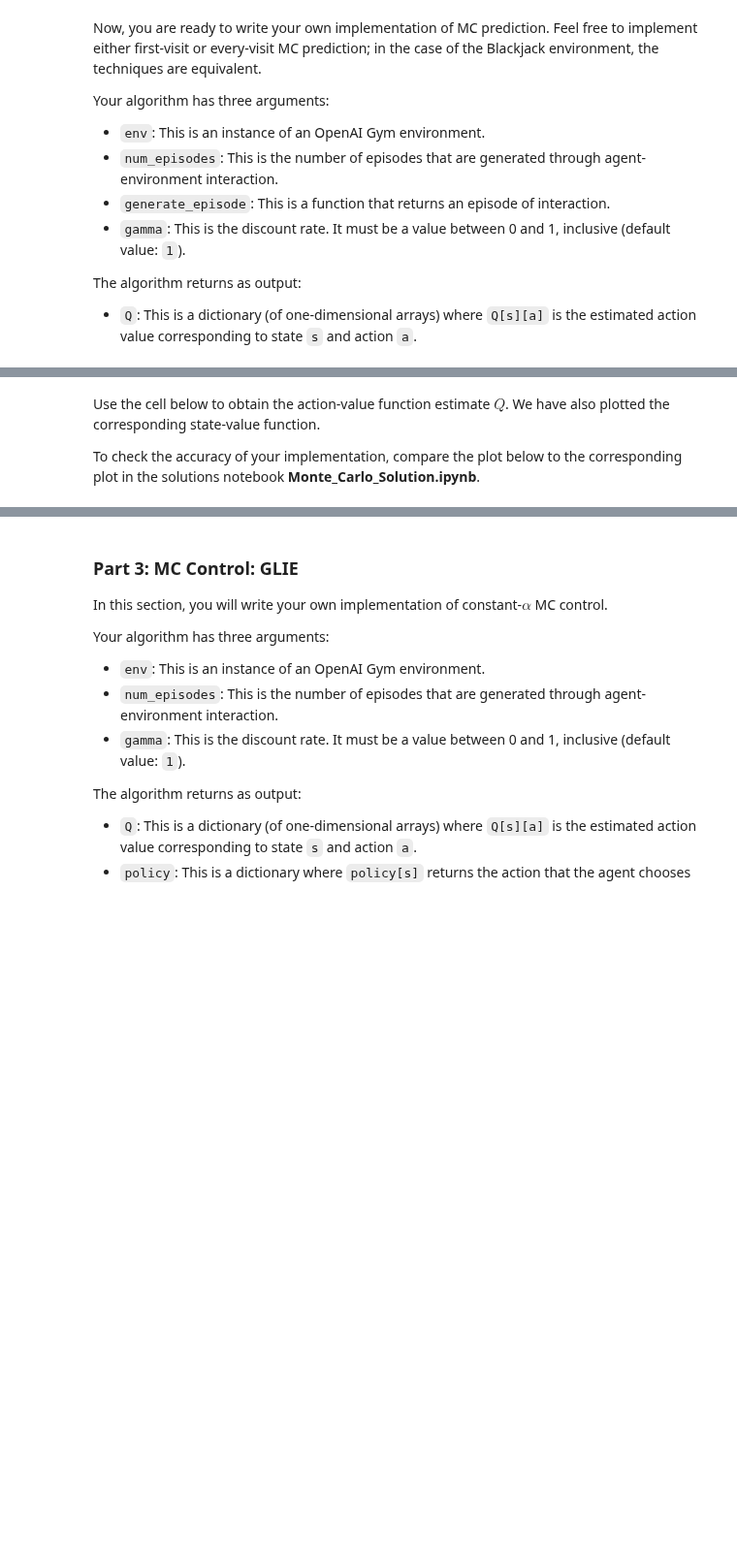
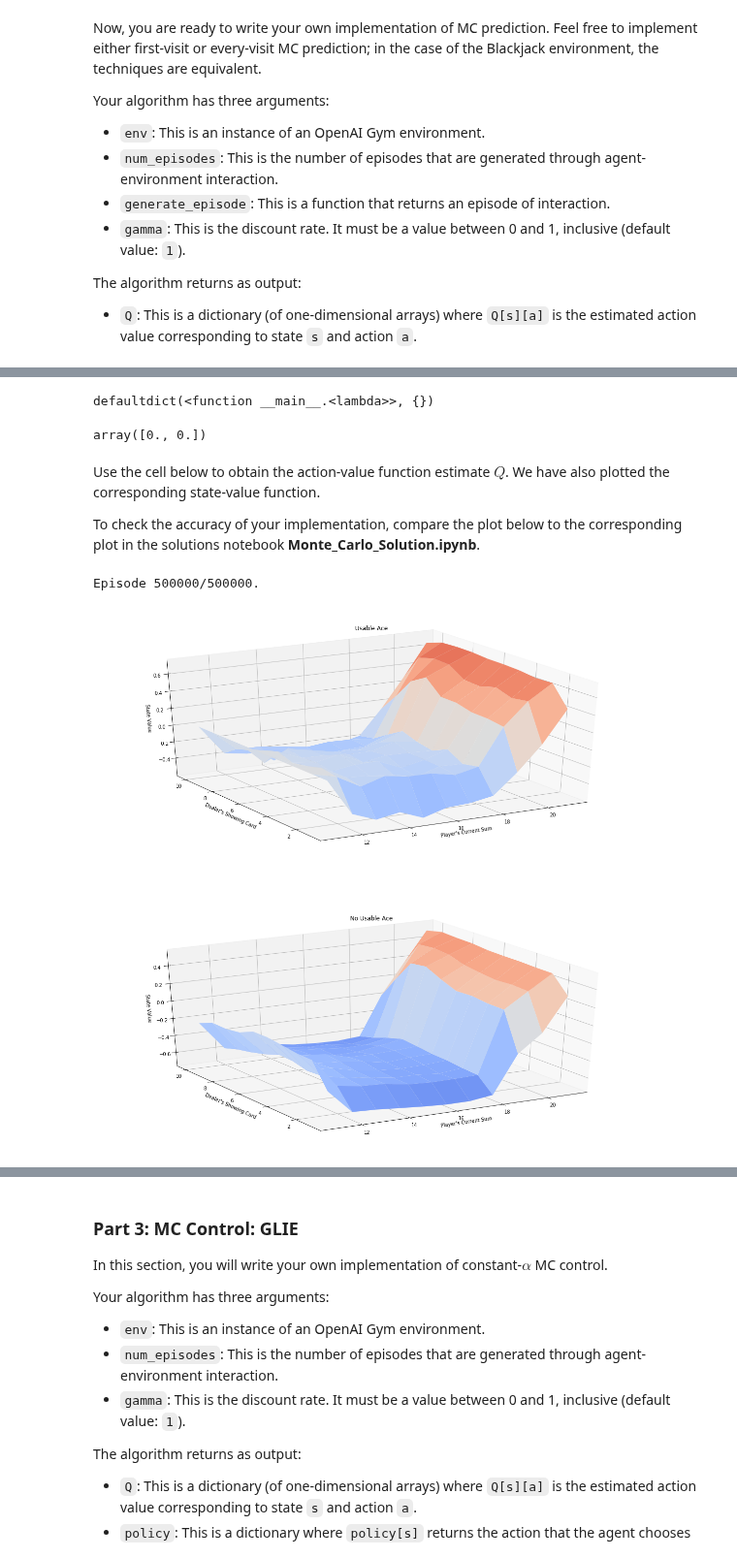
Before and after one commit to wexpect/udacity_deep_learning_foundation_nanodegress_program, a Jupyter notebook: part_6_deep_reinforcement_learning/lesson_5_monte_carlo_methods/Monte_Carlo.ipynb, the cells around one changed output, grey strips where cells are left out. Shown at 97% size. Saved outputs shown, nothing was run; the diff lists cells and outputs as text; code cells hidden in the pictures; blank space fills up the shorter version.

```diff
--- a/part_6_deep_reinforcement_learning/lesson_5_monte_carlo_methods/Monte_Carlo.ipynb
+++ b/part_6_deep_reinforcement_learning/lesson_5_monte_carlo_methods/Monte_Carlo.ipynb
@@ -280,0 +340,4 @@ The algorithm returns as output:
+# %%
+a = dict()
+a = [{'k1': 'v1'}, {'k2': 'v2'}]
+a
@@ -281,3 +351,14 @@ The algorithm returns as output:
+# %%
+N = defaultdict(lambda: np.zeros(env.action_space.n))
+N
+# %% [output]
+defaultdict(<function __main__.<lambda>>, {})
+# %%
+N[0]
+# %% [output]
+array([0., 0.])
+# %%
+N[0][0] += 1
 # %%
 def mc_prediction_q(env, num_episodes, generate_episode, gamma=1.0):
     # initialize empty dictionaries of arrays
@@ -292,7 +373,18 @@ def mc_prediction_q(env, num_episodes, generate_episode, gamma=1.0):
             sys.stdout.flush()
 
         ## TODO: complete the function
+        episode = generate_episode(env)
 
+        # First-visit
+        visited_state_action_set = set()
+        for idx, (state, action, reward) in enumerate(episode):
+            if (state, action) not in visited_state_action_set:
+                visited_state_action_set.add((state, action))
+                g = sum([(gamma**i) * r for i, (s, a, r) in enumerate(episode[idx:])])
+                N[state][action] += 1
+                returns_sum[state][action] += g
+
+    Q= {state : (returns_sum[state] / N[state]) for state in returns_sum.keys()}
     return Q
 # %% [markdown]
 Use the cell below to obtain the action-value function estimate $Q$.  We have also plotted the corresponding state-value function.
@@ -301,10 +393,17 @@ To check the accuracy of your implementation, compare the plot below to the corr
 # %%
 # obtain the action-value function
 Q = mc_prediction_q(env, 500000, generate_episode_from_limit_stochastic)
 
 # obtain the state-value function
-V_to_plot = dict((k,(k[0]>18)*(np.dot([0.8, 0.2],v)) + (k[0]<=18)*(np.dot([0.2, 0.8],v))) \
-         for k, v in Q.items())
+V_to_plot = dict(
+    (
+        k,
+        (k[0]>18)*(np.dot([0.8, 0.2], v)) + (k[0]<=18)*(np.dot([0.2, 0.8], v))
+    ) for k, v in Q.items()
+)
 
 # plot the state-value function
 plot_blackjack_values(V_to_plot)
+# %% [output]
+Episode 500000/500000.
+[figure, added]
```
Also changed, not shown: parts of 13 cells of this notebook.
